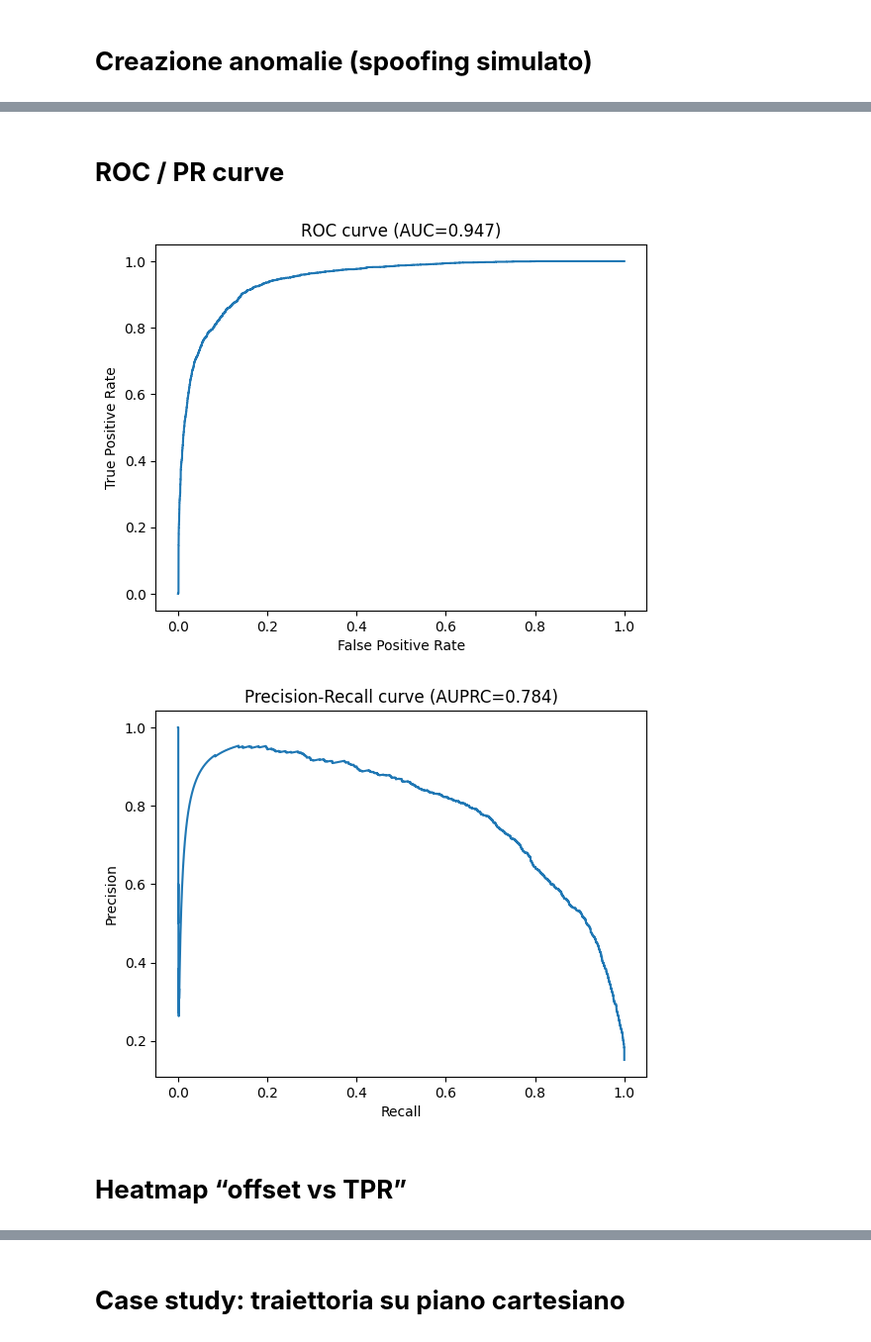
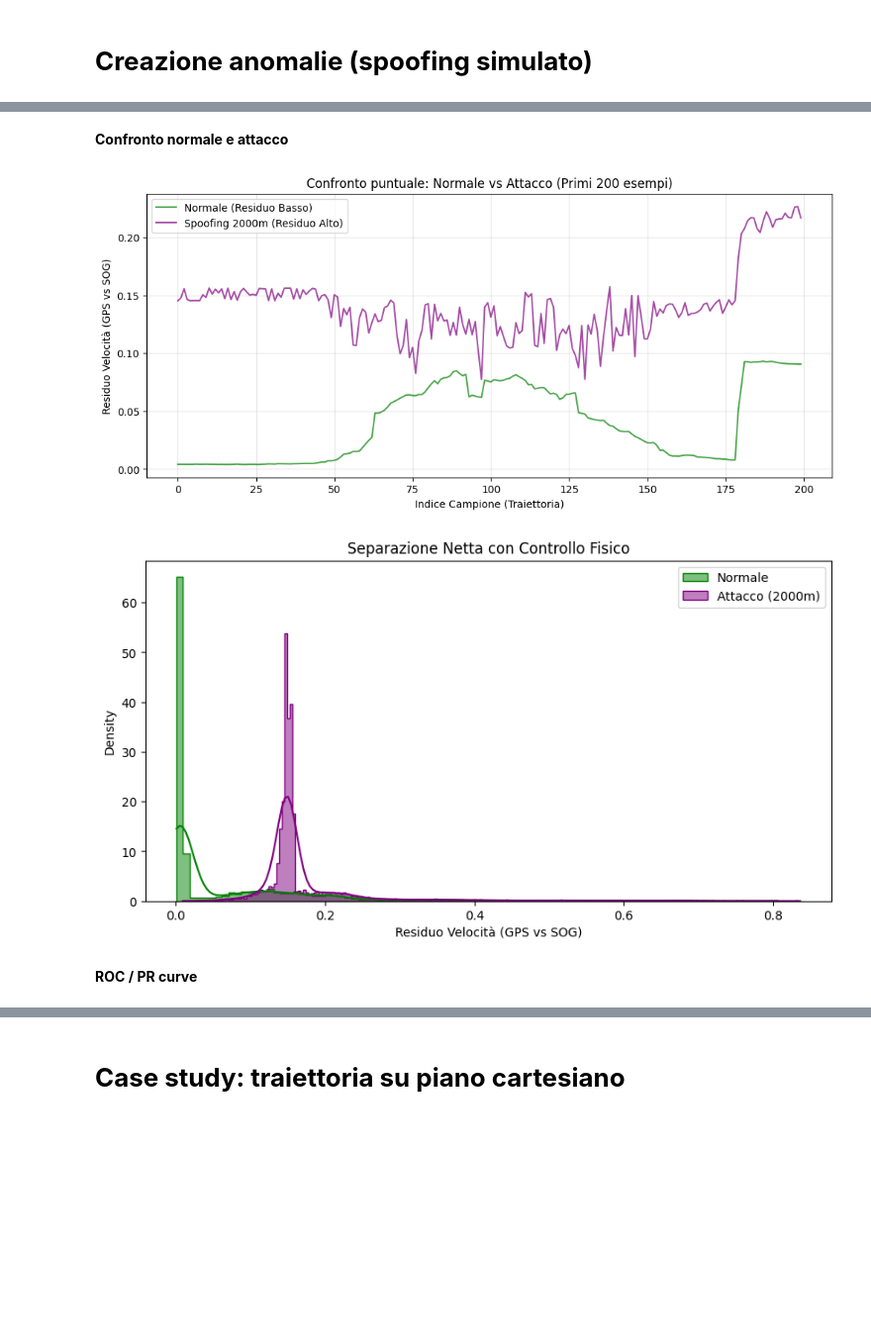
Before and after one commit to matteraggi/maritimeAIS, a Jupyter notebook: TrainingAIS.ipynb, the cells around one changed output, grey strips where cells are left out. Shown at 99% size. Cells and saved outputs as stored; diff of their text form; code cells hidden in the pictures; blank space fills up the shorter version.

```diff
--- a/TrainingAIS.ipynb
+++ b/TrainingAIS.ipynb
@@ -899,29 +1001,32 @@ plt.legend(); plt.show()
+# %% [markdown]
+**Confronto normale e attacco**
+# %%
+# === PLOT EVOLUZIONE ERRORE (Scampolo vs Scampolo) ===
+plt.figure(figsize=(12, 5))
+
+# Prendiamo i primi 200 campioni per rendere il grafico leggibile
+limit = 200
+
+plt.plot(score_clean[:limit], label='Normale (Residuo Basso)', color='green', alpha=0.7)
+plt.plot(score_att[:limit], label='Spoofing 2000m (Residuo Alto)', color='purple', alpha=0.7)
+
+plt.xlabel("Indice Campione (Traiettoria)")
+plt.ylabel("Residuo Velocità (GPS vs SOG)")
+plt.title("Confronto puntuale: Normale vs Attacco (Primi 200 esempi)")
+plt.legend()
+plt.grid(True, alpha=0.3)
+plt.show()
+
+# Istogramma di separazione Fisica
+plt.figure(figsize=(10, 5))
+sns.histplot(score_clean, color="green", label="Normale", kde=True, stat="density", element="step")
+sns.histplot(score_att, color="purple", label="Attacco (2000m)", kde=True, stat="density", element="step")
+plt.title("Separazione Netta con Controllo Fisico")
+plt.xlabel("Residuo Velocità (GPS vs SOG)")
+plt.legend()
+plt.show()
+# %% [output]
+[figure, added]
+[figure, added]
 # %% [markdown]
-# **ROC / PR curve**
+**ROC / PR curve**
-# %%
-# --- importa la funzione originale ---
-from sklearn.metrics import roc_curve, precision_recall_curve, auc
-
-# --- ricalcola ---
-fpr, tpr, _ = roc_curve(labels_all, scores_all)
-prec, rec, _ = precision_recall_curve(labels_all, scores_all)
-
-roc_auc = auc(fpr, tpr)
-pr_auc  = auc(rec, prec)
-
-plt.plot(fpr, tpr)
-plt.xlabel("False Positive Rate")
-plt.ylabel("True Positive Rate")
-plt.title(f"ROC curve (AUC={roc_auc:.3f})")
-plt.show()
-
-plt.plot(rec, prec)
-plt.xlabel("Recall")
-plt.ylabel("Precision")
-plt.title(f"Precision-Recall curve (AUPRC={pr_auc:.3f})")
-plt.show()
-# %% [output]
-[figure, removed]
-[figure, removed]
-# %% [markdown]
-# **Heatmap “offset vs TPR”**
```
Also changed, not shown: parts of 46 cells of this notebook, 12 other files.
